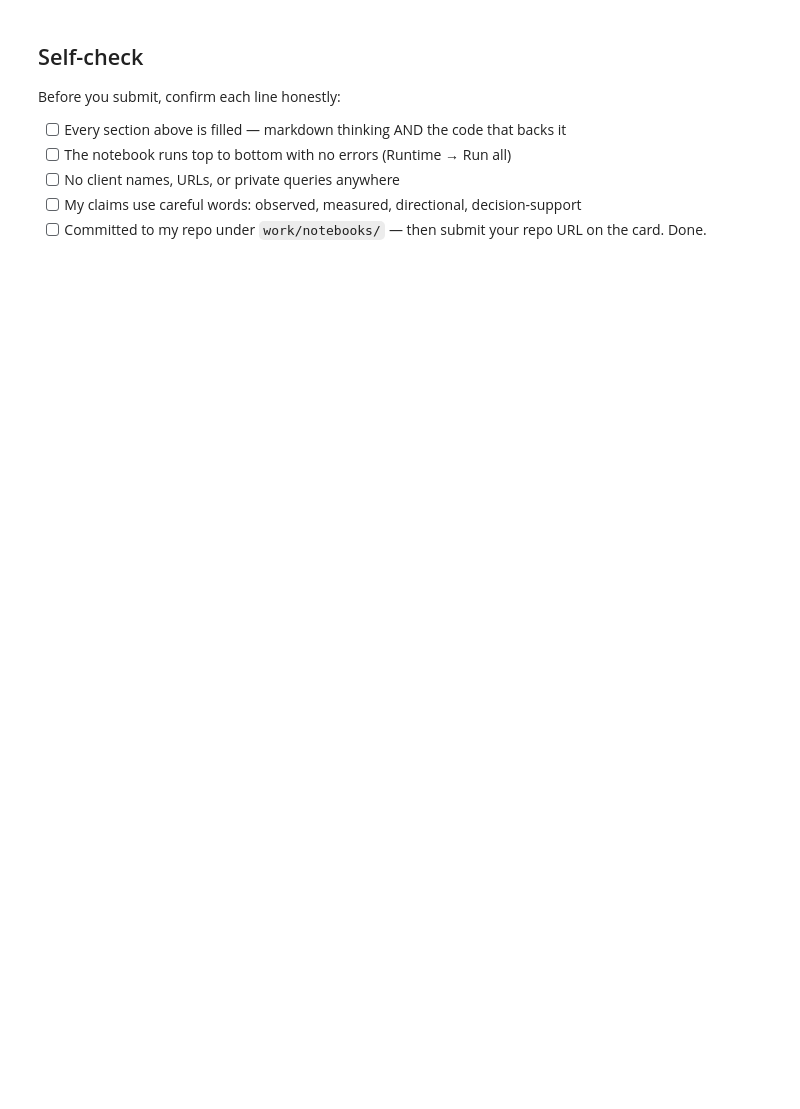
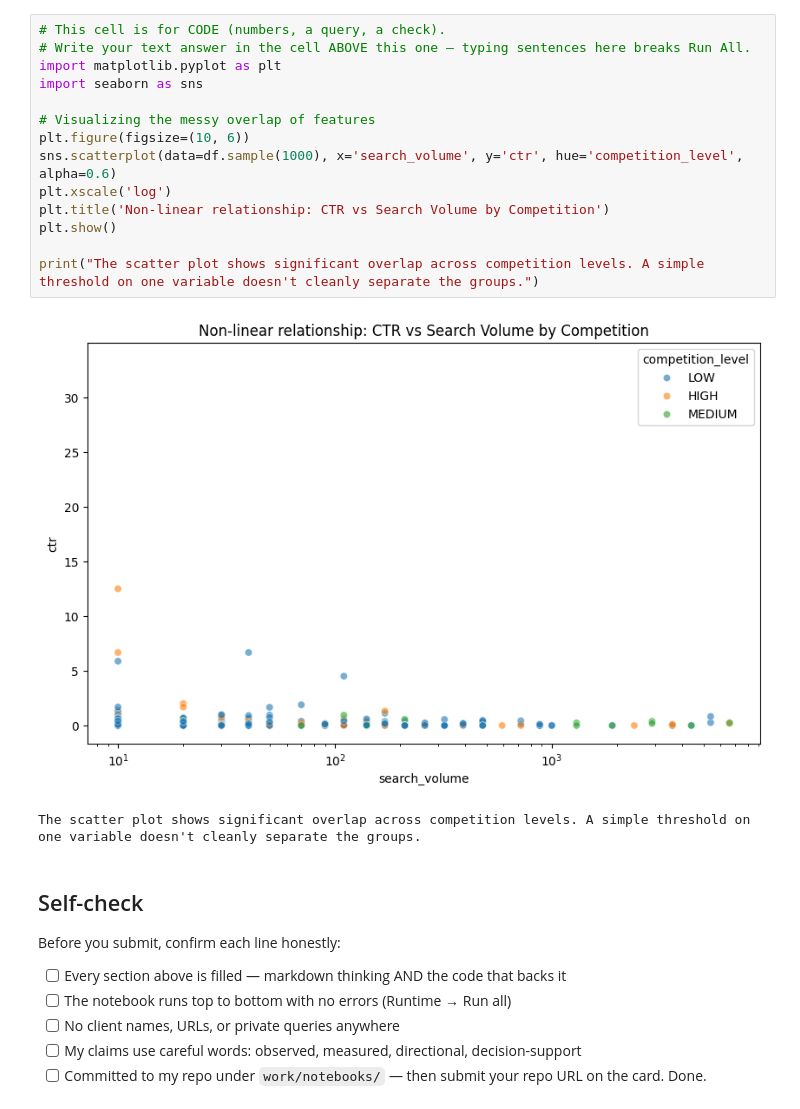
Before and after one commit to SafeeAkmal/FlyRank-ML-internship-tasks, a Jupyter notebook: work/notebooks/w02_ml_task_framing.ipynb, the cells around one changed output. Drawn from its saved outputs; the diff is of its cells as text; blank space fills up the shorter version.

```diff
--- a/work/notebooks/w02_ml_task_framing.ipynb
+++ b/work/notebooks/w02_ml_task_framing.ipynb
@@ -44,3 +184,20 @@ This skeleton is yours to fill. Work the sections **in order** — each one has
+# %%
+# This cell is for CODE (numbers, a query, a check).
+# Write your text answer in the cell ABOVE this one — typing sentences here breaks Run All.
+import matplotlib.pyplot as plt
+import seaborn as sns
+
+# Visualizing the messy overlap of features
+plt.figure(figsize=(10, 6))
+sns.scatterplot(data=df.sample(1000), x='search_volume', y='ctr', hue='competition_level', alpha=0.6)
+plt.xscale('log')
+plt.title('Non-linear relationship: CTR vs Search Volume by Competition')
+plt.show()
+
+print("The scatter plot shows significant overlap across competition levels. A simple threshold on one variable doesn't cleanly separate the groups.")
+# %% [output]
+[figure, added]
+The scatter plot shows significant overlap across competition levels. A simple threshold on one variable doesn't cleanly separate the groups.
 # %% [markdown]
 ## Self-check
 
```
Also changed, not shown: parts of 17 cells of this notebook.
